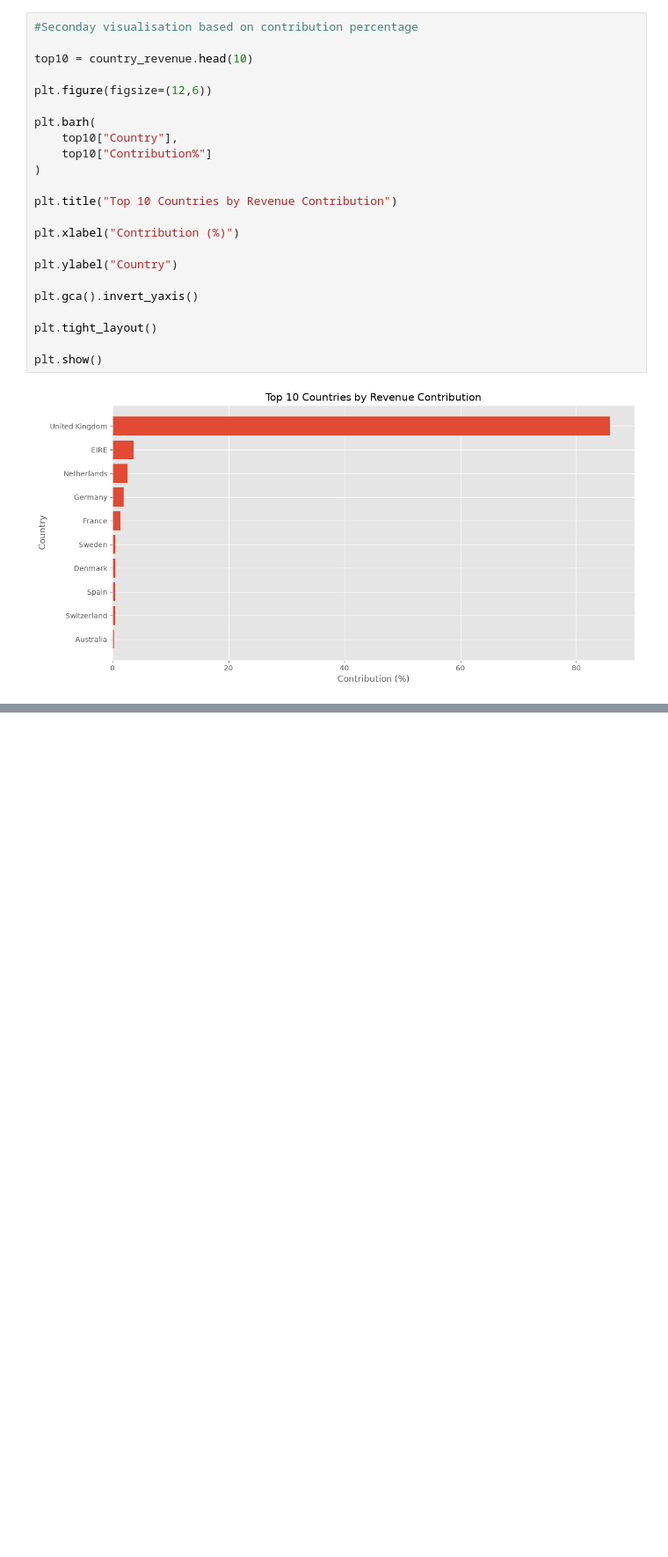
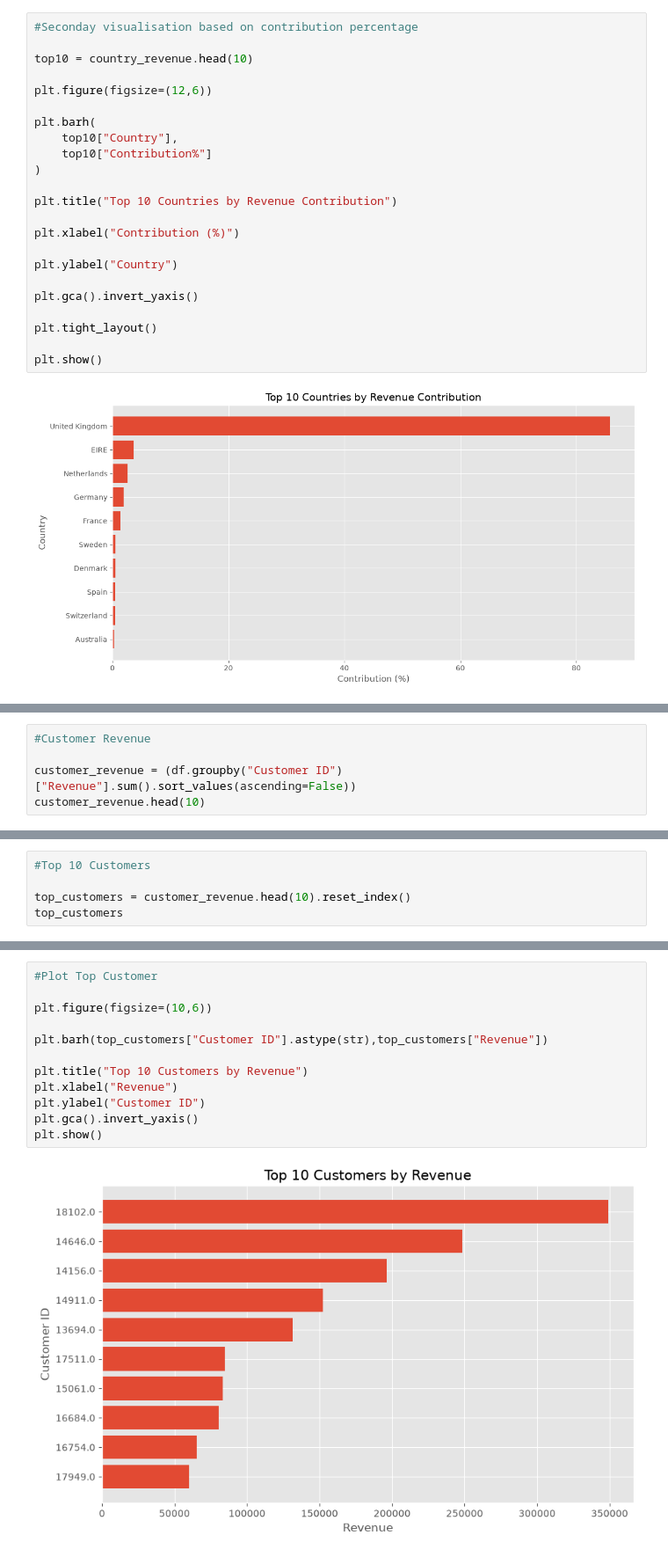
Before and after one commit to chandan1510/Retail_Decision_Intelligence, a Jupyter notebook: notebooks/04_EDA.ipynb, the cells around one changed output, grey strips where cells are left out. Shown at 88% size. Cells and saved outputs as stored; diff of their text form; blank space fills up the shorter version.

```diff
--- a/notebooks/04_EDA.ipynb
+++ b/notebooks/04_EDA.ipynb
@@ -414,0 +563,5 @@ plt.show()
+# %%
+#Customer Revenue
+
+customer_revenue = (df.groupby("Customer ID")["Revenue"].sum().sort_values(ascending=False))
+customer_revenue.head(10)
@@ -414,0 +581,5 @@ plt.show()
+# %%
+#Top 10 Customers
+
+top_customers = customer_revenue.head(10).reset_index()
+top_customers
@@ -414,0 +598,14 @@ plt.show()
+# %%
+#Plot Top Customer
+
+plt.figure(figsize=(10,6))
+
+plt.barh(top_customers["Customer ID"].astype(str),top_customers["Revenue"])
+
+plt.title("Top 10 Customers by Revenue")
+plt.xlabel("Revenue")
+plt.ylabel("Customer ID")
+plt.gca().invert_yaxis()
+plt.show()
+# %% [output]
+[figure, added]
```
Also changed, not shown: parts of 29 cells of this notebook.
